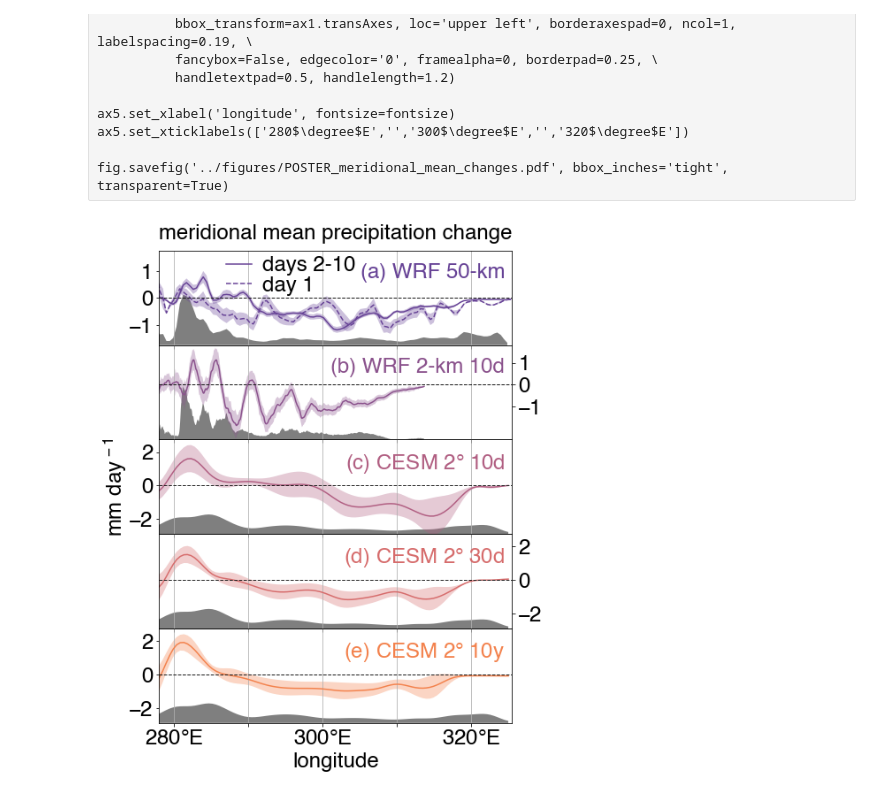
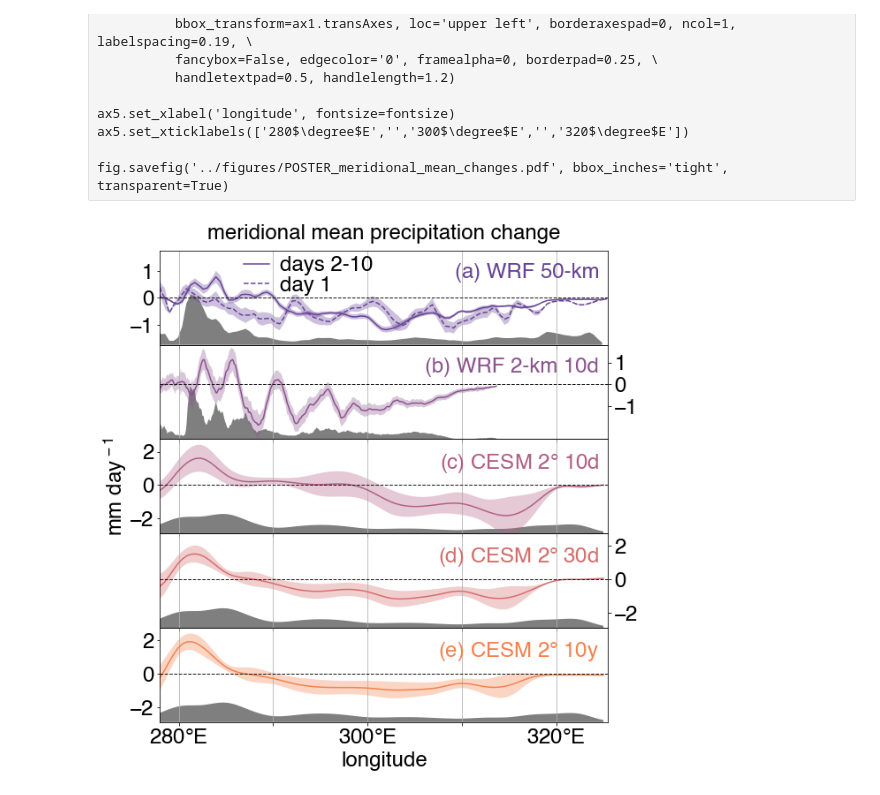
Before and after one commit to bairdlangenbrunner/amazon-phys-response-paper, a Jupyter notebook: scripts/POSTER_meridional_mean_precip_changes.ipynb, the cells around one changed output. Drawn from its saved outputs; the diff is of its cells as text; code cells hidden in the pictures.

```diff
--- a/scripts/POSTER_meridional_mean_precip_changes.ipynb
+++ b/scripts/POSTER_meridional_mean_precip_changes.ipynb
@@ -585,7 +585,7 @@ fontsize = 24
 
 topo_color = '0.5'
 
-fig = mp.figure(figsize=(6.5,8))
+fig = mp.figure(figsize=(8,8))
 
 ymax = 3250.#1920.6472595214843
 ##################################################
@@ -793,31 +793,31 @@ ax1pos = ax1.get_position()
 ax4pos = ax4.get_position()
 ax5pos = ax5.get_position()
 fig.text(s='mm day$^{\,-1}$', \
          x=-0.01, y=ax5pos.y0+0.5*(ax1pos.y1-ax5pos.y0), \
          rotation=90, \
          transform=fig.transFigure, \
          va='center', \
          ha='right', \
          fontsize=fontsize)
 
 handles, labels = ax1.get_legend_handles_labels()
 ax1.legend(handles, labels, fontsize=fontsize, bbox_to_anchor=(0.175,0.999), \
           bbox_transform=ax1.transAxes, loc='upper left', borderaxespad=0, ncol=1, labelspacing=0.01, \
           fancybox=False, edgecolor='0', framealpha=0, borderpad=0.25, \
           handletextpad=0.5, handlelength=1.2)
 
 ax5.set_xlabel('longitude', fontsize=fontsize)
 ax5.set_xticklabels(['280$\degree$E','','300$\degree$E','','320$\degree$E'])
 
 ax1.set_ylim(-1.75,1.75)
 ax2.set_ylim(-2.5,1.8)
 ax3.set_ylim(-2.9,2.75)
 ax4.set_ylim(-2.9,2.75)
 ax5.set_ylim(-2.9,2.75)
 
 ax1.text(s='meridional mean precipitation change', x=0.5, y=1.075, \
          ha='center', va='bottom', \
          transform=ax1.transAxes, fontsize=fontsize)
 fig.savefig('../figures/POSTER_meridional_mean_changes.pdf', bbox_inches='tight', transparent=True)
 # %% [output]
-[figure, old version]
+[figure, new version]
```
Also changed, not shown: 5 other files.
